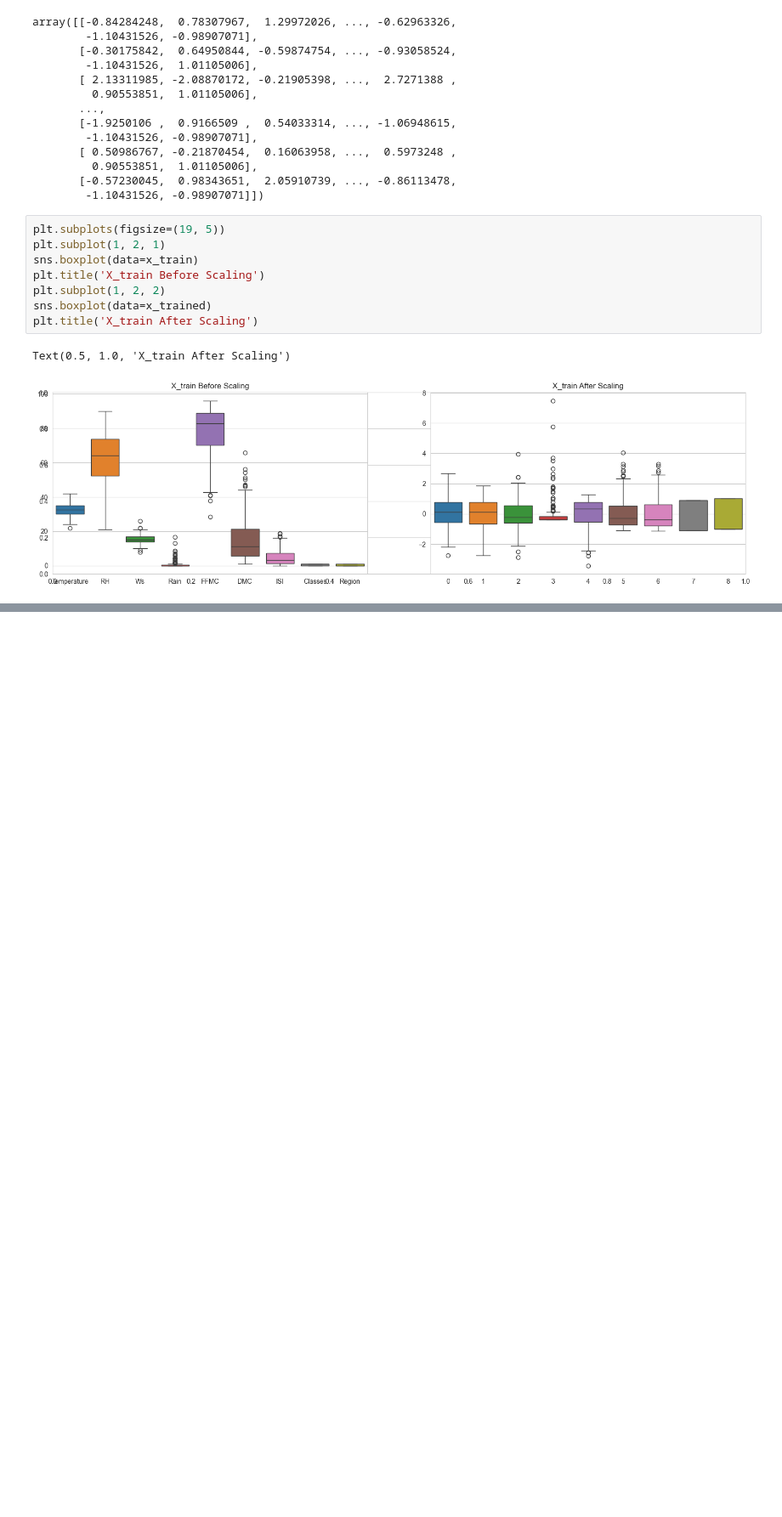
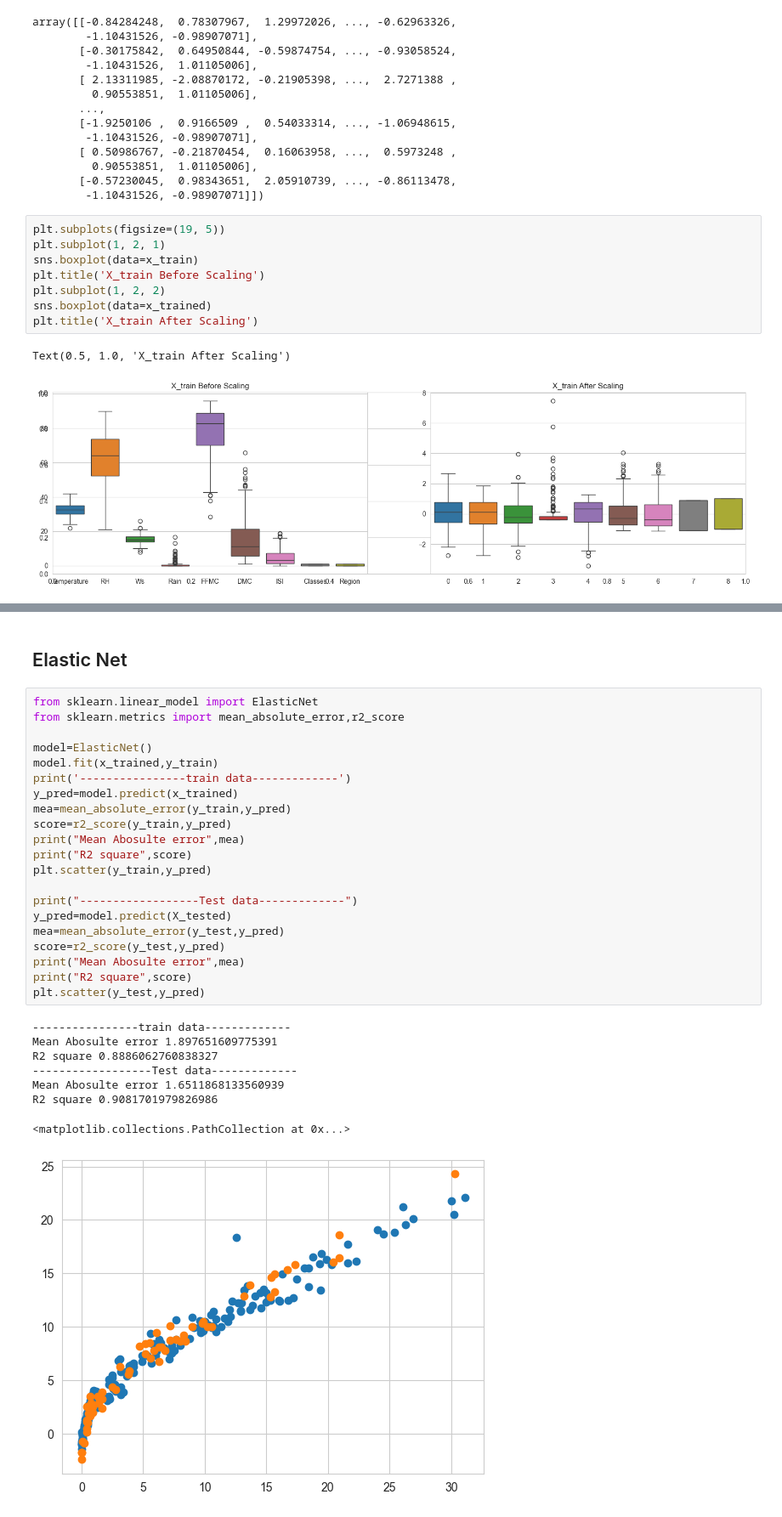
Before and after one commit to neelakandanoj/Machine-Learning-Projects, a Jupyter notebook: ML Project/Algerian Forest Fire/ForestFire(Ridge,Lasso,Linear).ipynb, the cells around one changed output, grey strips where cells are left out. Shown at 85% size. Cells and saved outputs as stored; diff of their text form; blank space fills up the shorter version.

```diff
--- a/ML Project/Algerian Forest Fire/ForestFire(Ridge,Lasso,Linear).ipynb
+++ b/ML Project/Algerian Forest Fire/ForestFire(Ridge,Lasso,Linear).ipynb
@@ -582,0 +711,32 @@ Text(0.5, 1.0, 'X_train After Scaling')
+# %% [markdown]
+## Elastic Net
+# %%
+from sklearn.linear_model import ElasticNet
+from sklearn.metrics import mean_absolute_error,r2_score
+
+model=ElasticNet()
+model.fit(x_trained,y_train)
+print('----------------train data-------------')
+y_pred=model.predict(x_trained)
+mea=mean_absolute_error(y_train,y_pred)
+score=r2_score(y_train,y_pred)
+print("Mean Abosulte error",mea)
+print("R2 square",score)
+plt.scatter(y_train,y_pred)
+
+print("------------------Test data-------------")
+y_pred=model.predict(X_tested)
+mea=mean_absolute_error(y_test,y_pred)
+score=r2_score(y_test,y_pred)
+print("Mean Abosulte error",mea)
+print("R2 square",score)
+plt.scatter(y_test,y_pred)
+# %% [output]
+----------------train data-------------
+Mean Abosulte error 1.897651609775391
+R2 square 0.8886062760838327
+------------------Test data-------------
+Mean Abosulte error 1.6511868133560939
+R2 square 0.9081701979826986
+<matplotlib.collections.PathCollection at 0x...>
+[figure, added]
```
Also changed, not shown: parts of 12 cells of this notebook, 2 other files.
